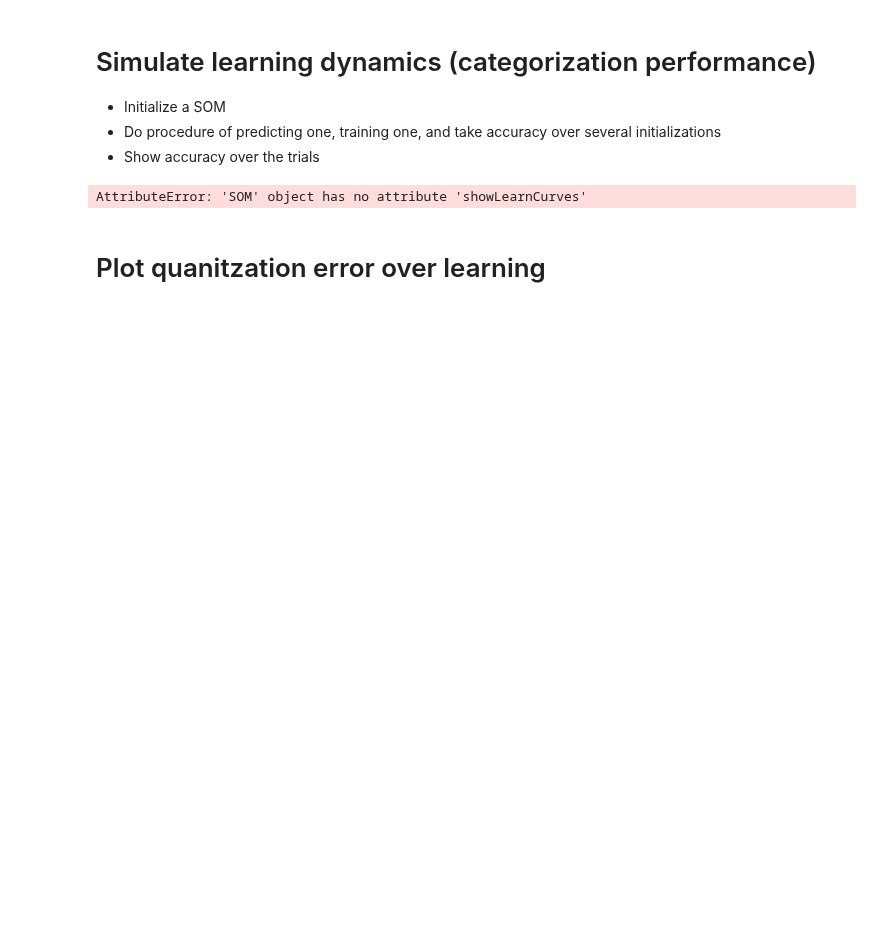
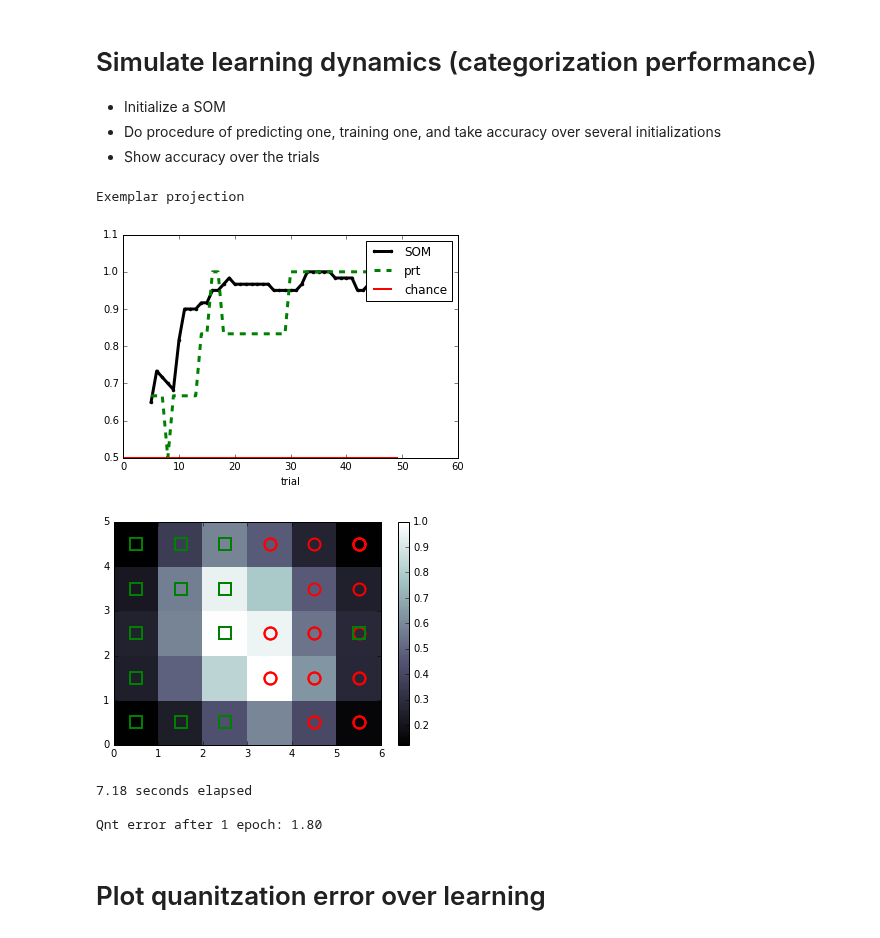
Before and after one commit to sriveravi/som, a Jupyter notebook: SOMDemo.ipynb, the cells around one changed output. Saved outputs shown, nothing was run; the diff lists cells and outputs as text; code cells hidden in the pictures; blank space fills up the shorter version.

```diff
--- a/SOMDemo.ipynb
+++ b/SOMDemo.ipynb
@@ -106,24 +106,31 @@ Exemplar projection
 # %%
 
 # initialize standard SOM
 t = time.time()  # for clocking
 mod = SOM( inFile, learning_rate= .3) #, predThresh=.7)
 
 # Get learning dynamics as average of several model initializations
-mod.meanLrnCurves( iters = 20, removeProp = .6  )
+mod.meanLrnCurves( iters = 10, removeProp = .6  )
 
 # show the model average alongsize corresponding participant performance
-mod.showLearnCurves(window=6) # window specifies neighboring trials to average participant accuracy
+mod.showLearnCuves(window=6) # window specifies neighboring trials to average participant accuracy
+# need to fix this spelling
+
 
 # show the network structure
 figure()
 mod.show()
 
 # output stats
 print( '%.2f seconds elapsed\n' % (time.time() - t))
 print( 'Qnt error after 1 epoch: %.2f'%  mod.som.quantization_error(mod.data))
 # %% [output]
-AttributeError: 'SOM' object has no attribute 'showLearnCurves'
+Exemplar projection
+[figure, added]
+[figure, added]
+7.18 seconds elapsed
+
+Qnt error after 1 epoch: 1.80
 # %% [markdown]
 # Plot quanitzation error over learning
 # %%
```
Also changed, not shown: parts of 6 cells of this notebook.
